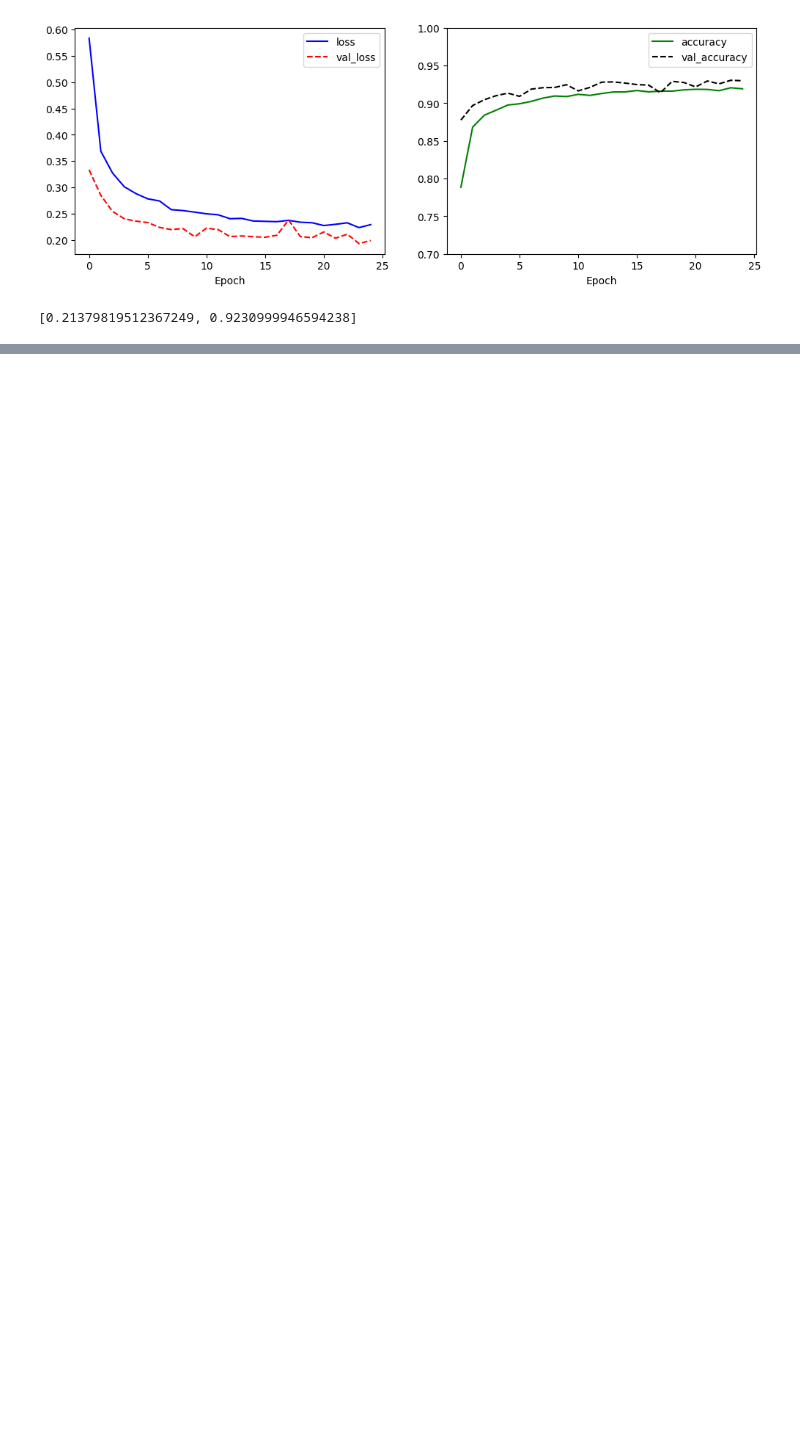
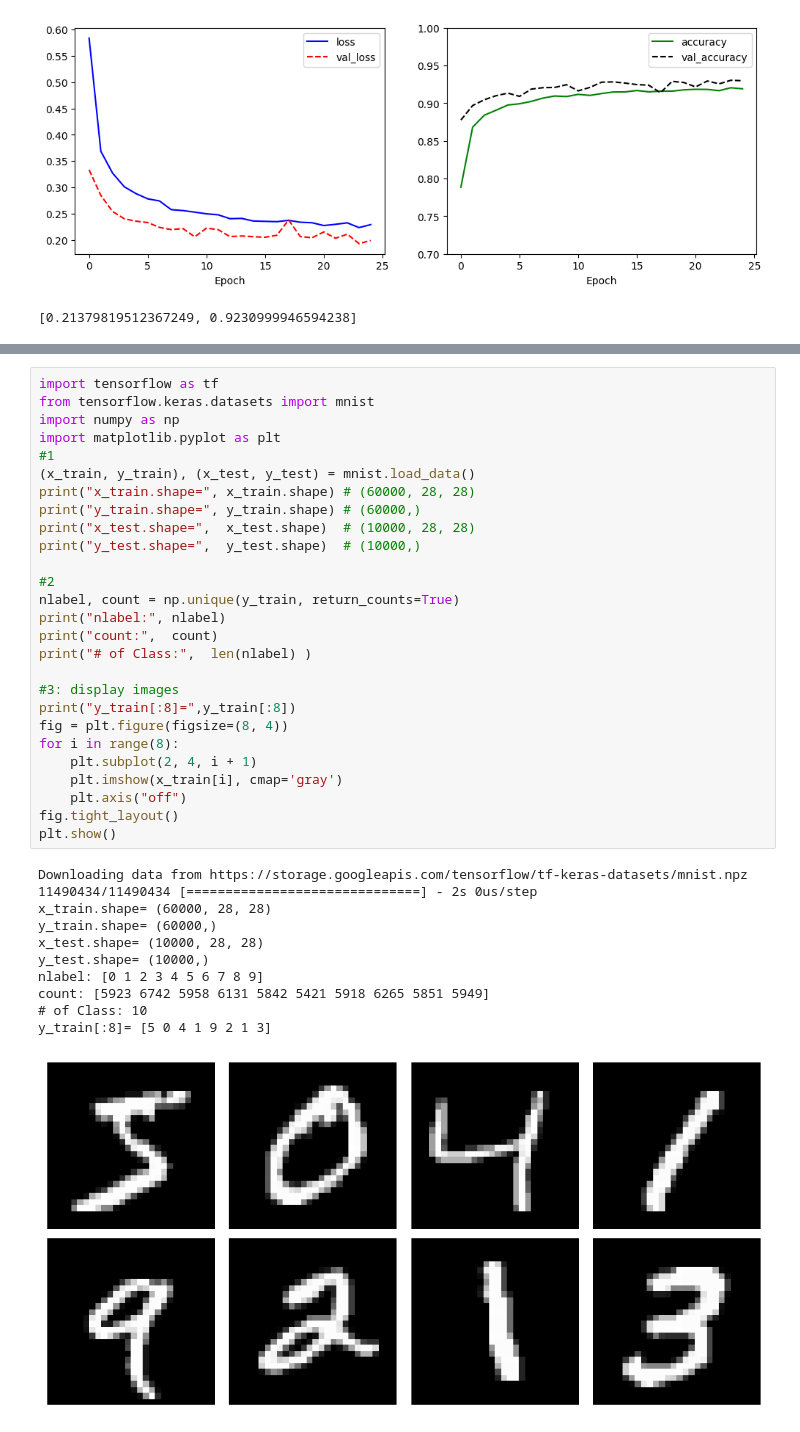
Before and after one commit to YeDongVibe/Tensorflow_Class, a Jupyter notebook: P.Hong/Chapter6.ipynb, the cells around one changed output, grey strips where cells are left out. Cells and saved outputs as stored; diff of their text form; blank space fills up the shorter version.

```diff
--- a/P.Hong/Chapter6.ipynb
+++ b/P.Hong/Chapter6.ipynb
@@ -498,0 +803,39 @@ Epoch 25/25
+# %%
+import tensorflow as tf
+from tensorflow.keras.datasets import mnist
+import numpy as np
+import matplotlib.pyplot as plt
+#1
+(x_train, y_train), (x_test, y_test) = mnist.load_data()
+print("x_train.shape=", x_train.shape) # (60000, 28, 28)
+print("y_train.shape=", y_train.shape) # (60000,)
+print("x_test.shape=",  x_test.shape)  # (10000, 28, 28)
+print("y_test.shape=",  y_test.shape)  # (10000,)
+
+#2
+nlabel, count = np.unique(y_train, return_counts=True)
+print("nlabel:", nlabel)
+print("count:",  count)
+print("# of Class:",  len(nlabel) )
+
+#3: display images
+print("y_train[:8]=",y_train[:8])
+fig = plt.figure(figsize=(8, 4))
+for i in range(8):
+    plt.subplot(2, 4, i + 1)
+    plt.imshow(x_train[i], cmap='gray')
+    plt.axis("off")
+fig.tight_layout()
+plt.show()
+# %% [output]
+Downloading data from https://storage.googleapis.com/tensorflow/tf-keras-datasets/mnist.npz
+11490434/11490434 [==============================] - 2s 0us/step
+x_train.shape= (60000, 28, 28)
+y_train.shape= (60000,)
+x_test.shape= (10000, 28, 28)
+y_test.shape= (10000,)
+nlabel: [0 1 2 3 4 5 6 7 8 9]
+count: [5923 6742 5958 6131 5842 5421 5918 6265 5851 5949]
+# of Class: 10
+y_train[:8]= [5 0 4 1 9 2 1 3]
+[figure, added]
```
Also changed, not shown: parts of 7 cells of this notebook.
